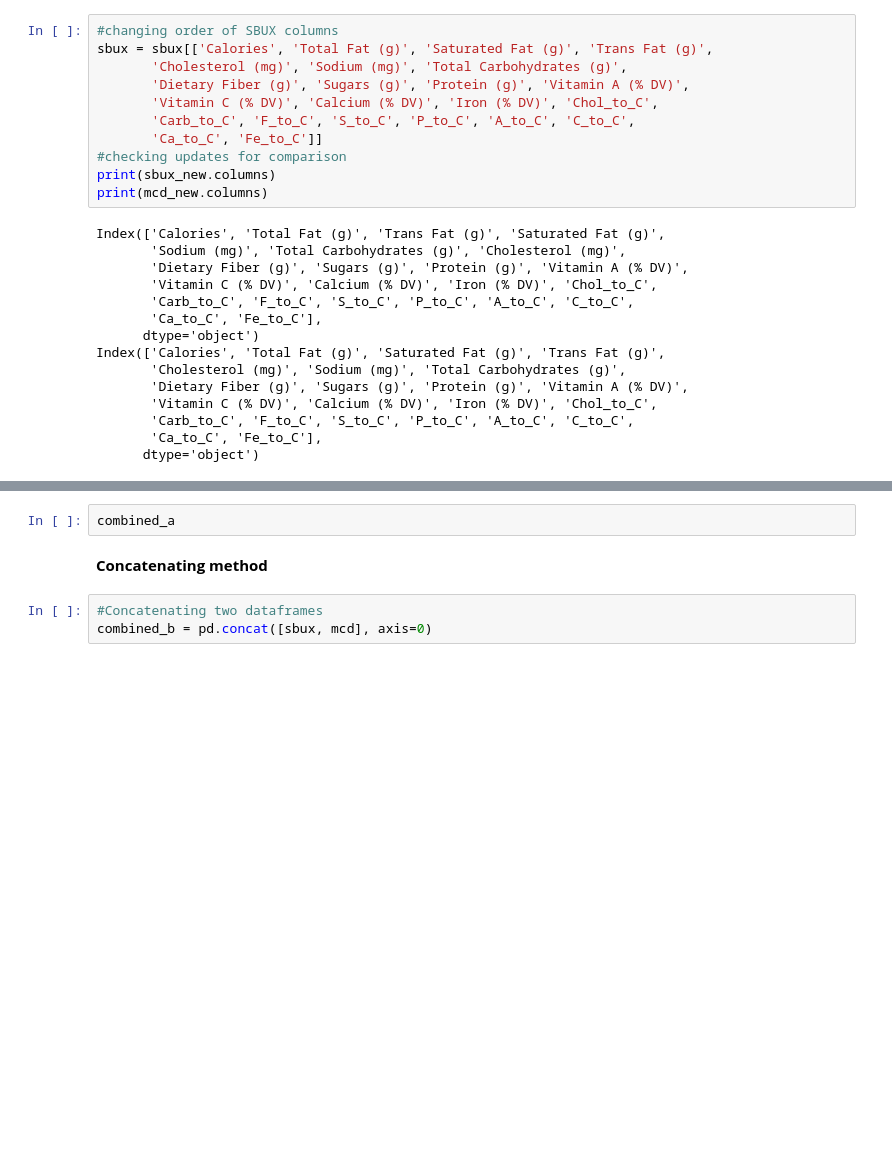
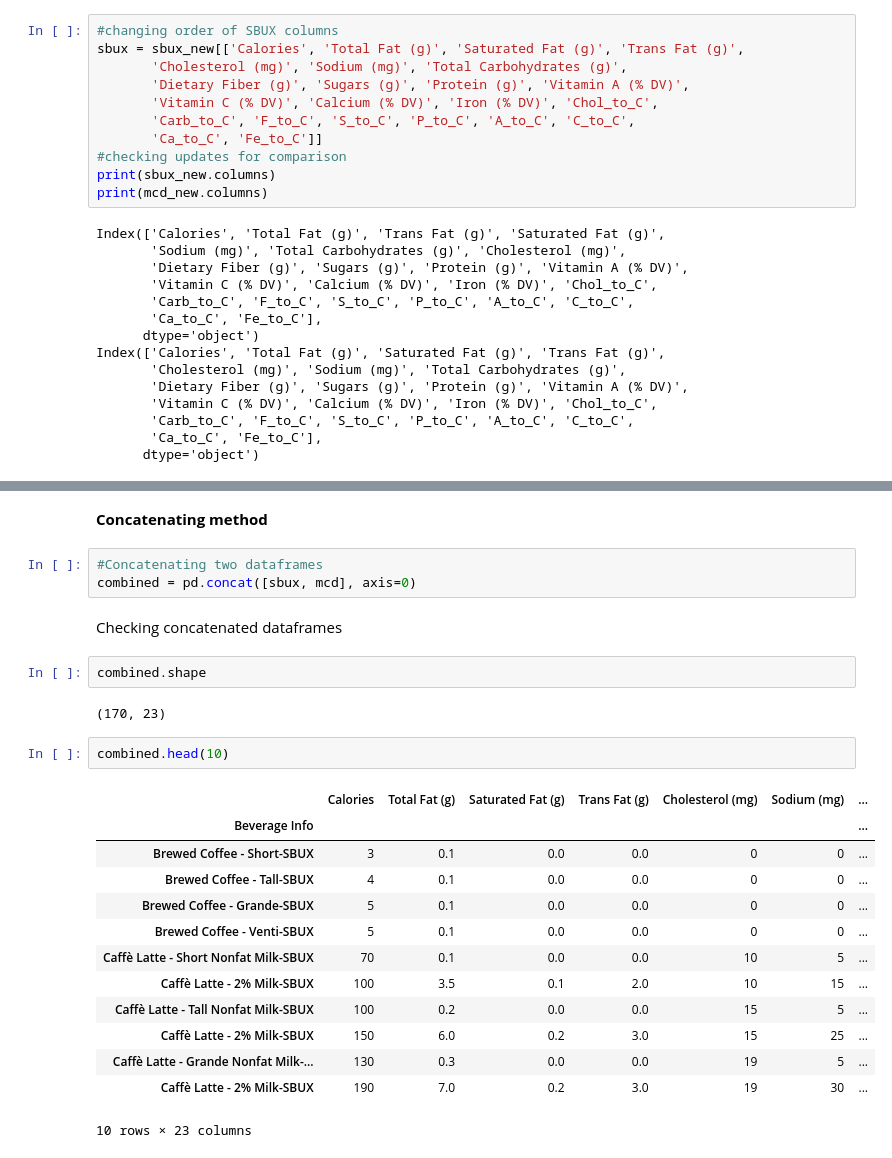
Before and after one commit to cmonjarr/AMB_Project_SP25, a Jupyter notebook: Nutrition Project/Nutrition_2025.ipynb, the cells around one changed output, grey strips where cells are left out. Drawn from its saved outputs; the diff is of its cells as text; blank space fills up the shorter version.

```diff
--- a/Nutrition Project/Nutrition_2025.ipynb
+++ b/Nutrition Project/Nutrition_2025.ipynb
@@ -1363,7 +1367,7 @@ orignal_mcd_columns = list(mcd.columns)
 Changing SBUX column order to match MCD column order (preferred)
 # %%
 #changing order of SBUX columns
-sbux = sbux[['Calories', 'Total Fat (g)', 'Saturated Fat (g)', 'Trans Fat (g)',
+sbux = sbux_new[['Calories', 'Total Fat (g)', 'Saturated Fat (g)', 'Trans Fat (g)',
        'Cholesterol (mg)', 'Sodium (mg)', 'Total Carbohydrates (g)',
        'Dietary Fiber (g)', 'Sugars (g)', 'Protein (g)', 'Vitamin A (% DV)',
        'Vitamin C (% DV)', 'Calcium (% DV)', 'Iron (% DV)', 'Chol_to_C',
@@ -1397,7 +1438,27 @@ combined_a = pd.merge(sbux,mcd, how='outer', left_index=True, right_index=True)
-# %%
-combined_a
 # %% [markdown]
 **Concatenating method**
 # %%
 #Concatenating two dataframes
-combined_b = pd.concat([sbux, mcd], axis=0)
+combined = pd.concat([sbux, mcd], axis=0)
+# %% [markdown]
+Checking concatenated dataframes
+# %%
+combined.shape
+# %% [output]
+(170, 23)
+# %%
+combined.head(10)
+# %% [output]
+|  | Calories | Total Fat (g) | Saturated Fat (g) | Trans Fat (g) | Cholesterol (mg) | Sodium (mg) | ... |
+| Beverage Info |  |  |  |  |  |  | ... |
+| Brewed Coffee - Short-SBUX | 3 | 0.1 | 0.0 | 0.0 | 0 | 0 | ... |
+| Brewed Coffee - Tall-SBUX | 4 | 0.1 | 0.0 | 0.0 | 0 | 0 | ... |
+| Brewed Coffee - Grande-SBUX | 5 | 0.1 | 0.0 | 0.0 | 0 | 0 | ... |
+| Brewed Coffee - Venti-SBUX | 5 | 0.1 | 0.0 | 0.0 | 0 | 0 | ... |
+| Caffè Latte - Short Nonfat Milk-SBUX | 70 | 0.1 | 0.0 | 0.0 | 10 | 5 | ... |
+| Caffè Latte - 2% Milk-SBUX | 100 | 3.5 | 0.1 | 2.0 | 10 | 15 | ... |
+| Caffè Latte - Tall Nonfat Milk-SBUX | 100 | 0.2 | 0.0 | 0.0 | 15 | 5 | ... |
+| Caffè Latte - 2% Milk-SBUX | 150 | 6.0 | 0.2 | 3.0 | 15 | 25 | ... |
+| Caffè Latte - Grande Nonfat Milk-... | 130 | 0.3 | 0.0 | 0.0 | 19 | 5 | ... |
+| Caffè Latte - 2% Milk-SBUX | 190 | 7.0 | 0.2 | 3.0 | 19 | 30 | ... |
+10 rows × 23 columns
```
Also changed, not shown: parts of 27 cells of this notebook.
